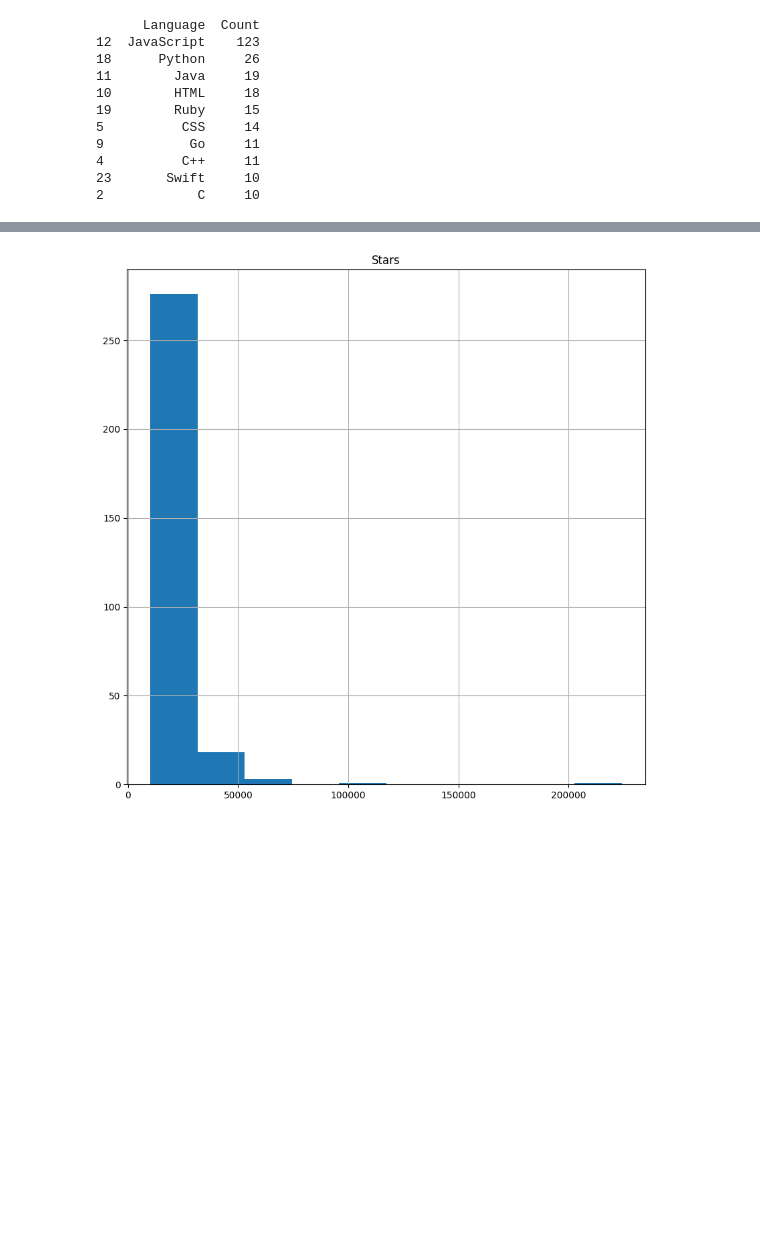
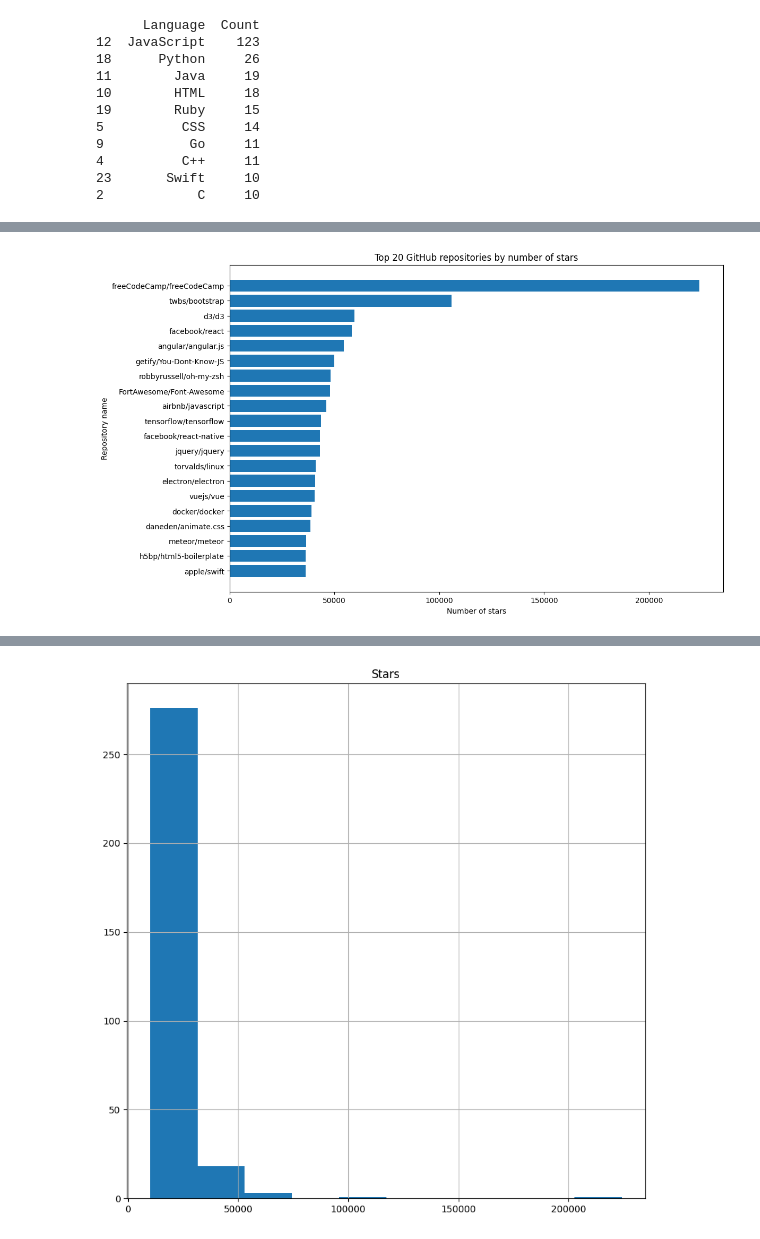
Before and after one commit to rekarromar/Most-Popular-GitHub-Projects, a Jupyter notebook: MostPopularGithubRepos.ipynb, the cells around one changed output, grey strips where cells are left out. Drawn from its saved outputs; the diff is of its cells as text; code cells hidden in the pictures; blank space fills up the shorter version.

```diff
--- a/MostPopularGithubRepos.ipynb
+++ b/MostPopularGithubRepos.ipynb
@@ -56,3 +103,16 @@ most_forked.head(10)
 | 124 | shadowsocks/shadowsocks | 16017 | 9980 | Python | NaN | https://github.com/shadowsocks/sh... | Software tools | Moderate |
 | 32 | laravel/laravel | 28856 | 9543 | PHP | A PHP Framework For Web Artisans | https://github.com/laravel/laravel | Web libraries and frameworks | Moderate |
 | 106 | facebook/pop | 17078 | 2724 | Objective-C++ | An extensible iOS and OS X animat... | https://github.com/facebook/pop | Non-web libraries and frameworks | Moderate |
+# %%
+top_repos = data.sort_values('Stars', ascending=False).head(20)
+
+# create a bar chart of the top 20 repositories
+plt.figure(figsize=(12, 8))
+plt.barh(top_repos['Name'], top_repos['Stars'])
+plt.gca().invert_yaxis()
+plt.xlabel('Number of stars')
+plt.ylabel('Repository name')
+plt.title('Top 20 GitHub repositories by number of stars')
+plt.show()
+# %% [output]
+[figure, added]
```
Also changed, not shown: parts of 7 cells of this notebook.
